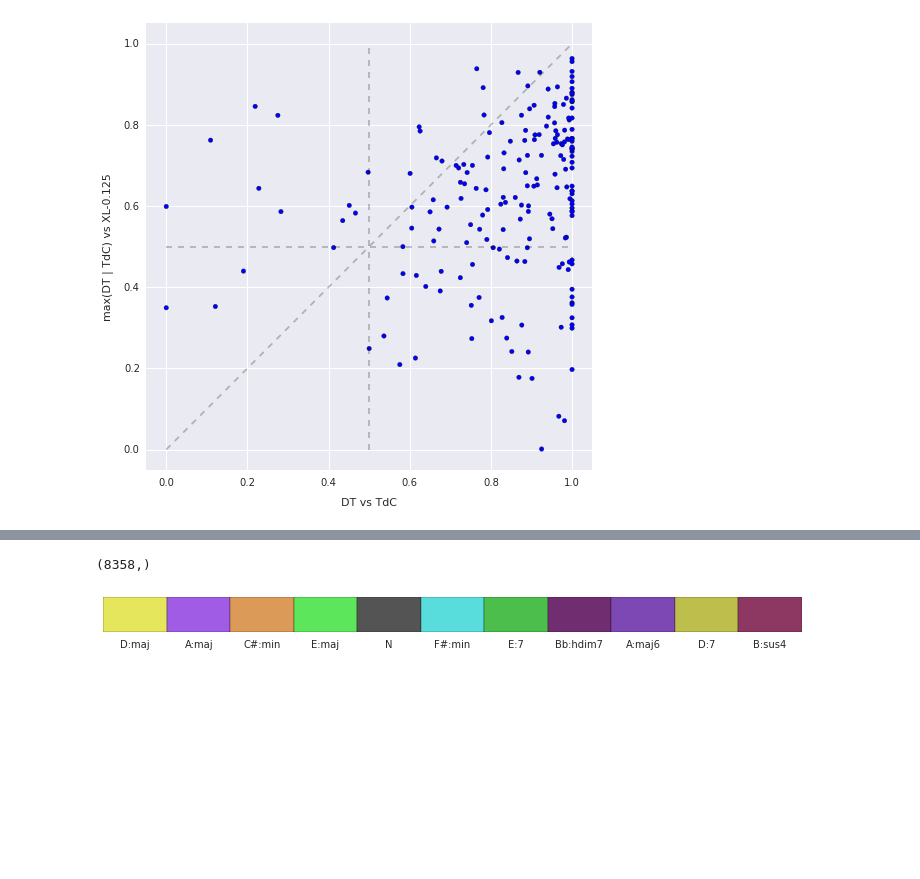
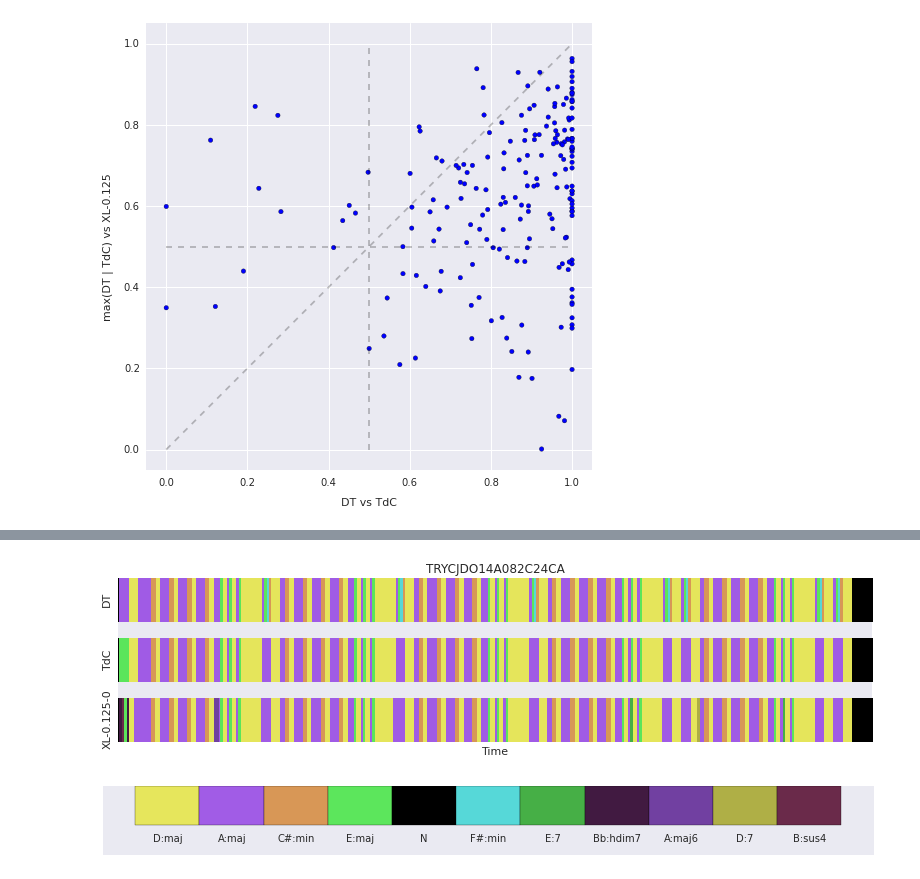
Before and after one commit to ejhumphrey/dl4mir, a Jupyter notebook: chords/eval.ipynb, the cells around one changed output, grey strips where cells are left out. Cells and saved outputs as stored; diff of their text form; code cells hidden in the pictures; blank space fills up the shorter version.

Commit message:
Finished generating all chord figures

```diff
--- a/chords/eval.ipynb
+++ b/chords/eval.ipynb
@@ -309,7 +309,7 @@ Observations:
 Returning to XL-0.125, pull in all estimations from all test splits and associate tracks with the corpus to which they belong.
 # %%
 refs = util.load_jamset("{basedir}/references_strict.jamset".format(basedir=basedir))
-est_fmt = res_fmt = "{basedir}/estimations/{model}/{dropout}/{fold}/{split}/best.jamset"
+est_fmt = "{basedir}/estimations/{model}/{dropout}/{fold}/{split}/best.jamset"
 params = dict(
     basedir=basedir, model=models[1],
     dropout=dropout[1], split=splits[2])
@@ -489,10 +489,10 @@ from matplotlib.colors import hsv_to_rgb
 vocab = lex.Strict(157)
 def chord_idx_to_colors(idx):
     hue = (idx % 12) / 12.0
-    value = 0.9 - 0.5*(((idx).astype(int) / 12) / 13.0)
+    value = 0.9 - 0.7*(((idx).astype(int) / 12) / 13.0)
     hsv = np.array([hue, (hue*0) + 0.6, value]).T
-    hsv[idx == 156] = [0, 0, 0.33]
-    hsv[idx == -1] = 1.0
+    hsv[idx == 156, :] = np.array([0, 0.8, 0.0])
+    hsv[idx == -1, :] = np.array([0.0, 0.0, 0.8])
     return hsv_to_rgb(hsv.reshape(1, -1, 3))
 
 def labels_to_colormap(labels):
@@ -507,18 +507,15 @@ def plot_color_legend(ax, labels, max_labels=20):
                        for y in unique_labels])
     sidx = np.argsort(counts)[::-1]
     labels = unique_labels[sidx[:max_labels]]
-    plt.xticks(np.arange(len(labels)) + 0.5, labels)
-    for n, l in enumerate(labels):
-        idx = np.array([vocab.label_to_index(l)])
-        c = chord_idx_to_colors(idx).flatten()
+    colors = labels_to_colormap(labels).squeeze()
+    for n, (l, c) in enumerate(zip(labels, colors)):
         ax.bar(left=n, width=1, height=1, fc=c)
-#     ax.set_xticks(np.arange(len(labels)) + 0.5)
-#     ax.set_xticklabels(labels)
+        ax.text(n + 0.5, -0.4, l, horizontalalignment='center')
     ax.set_yticks([])
+    ax.set_xticks([])
+    ax.set_xlim((-0.5, n + 1.5))
+    ax.set_ylim((-0.75, 1))
 # %%
-ref_jam = refs[target_keys[0]]
-est_jam = ests[0][target_keys[0]]
-
 def align_ref_to_est(ref_annot, est_annot):
     est_labels = est_annot.labels.value
     est_intervals = np.asarray(est_annot.intervals)
@@ -527,7 +524,4 @@ def align_ref_to_est(ref_annot, est_annot):
     ref_labels = mir_eval.util.interpolate_intervals(
         np.array(ref_annot.intervals), ref_annot.labels.value, time_points, 'N')
     return ref_labels, est_labels
-
-dt_labels, est_labels = align_ref_to_est(ref_jam.chord[0], est_jam.chord[0])
-tdc_labels = align_ref_to_est(ref_jam.chord[1], est_jam.chord[0])[0]
 # %%
@@ -551,11 +565,5 @@ ax.set_xlabel("Time")
-# %%
-np.array(labels).flatten().shape
-# %% [output]
-(8358,)
-# %%
-fig = plt.figure(figsize=(10,1))
-ax = fig.gca()
-plot_color_legend(ax, labels, 20)
-plt.tight_layout()
-# %% [output]
-[figure, removed]
+# %%
+draw_annotations(target_keys[0])
+# %% [output]
+[figure, added]
+[figure, added]
```
Also changed, not shown: parts of 23 cells of this notebook.
